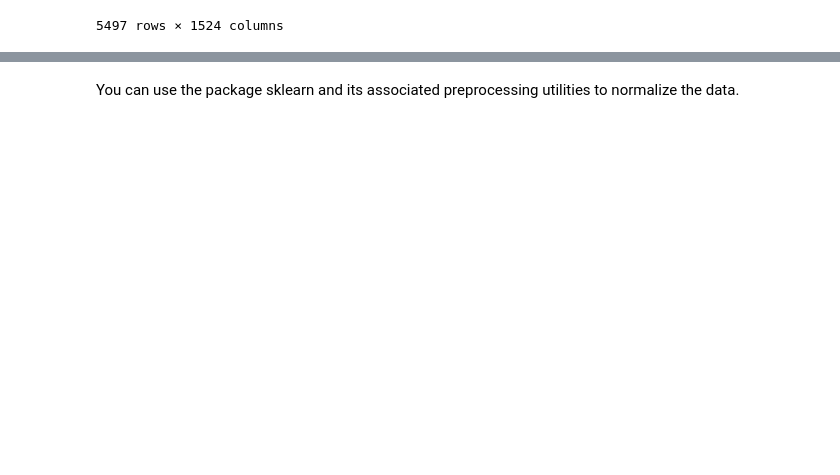
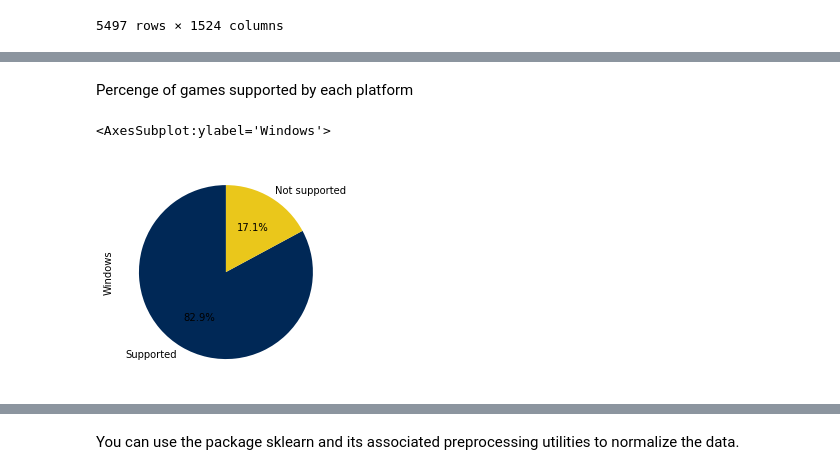
Before and after one commit to Kravchenko228/DataScience, a Jupyter notebook: VideoGamePrediction.ipynb, the cells around one changed output, grey strips where cells are left out. Cells and saved outputs as stored; diff of their text form; code cells hidden in the pictures; blank space fills up the shorter version.

```diff
--- a/VideoGamePrediction.ipynb
+++ b/VideoGamePrediction.ipynb
@@ -227,0 +328,10 @@ df2
+# %% [markdown]
+Percenge of games supported by each platform
+# %%
+mycolors = ['#002856', '#EAC71B']
+labels= ['Supported', 'Not supported']
+df2['Windows'].value_counts().plot(kind='pie',colors=mycolors,labels=labels, autopct='%1.1f%%', startangle=90)
+#df2.plot.bar(x='rating'y=['Windows','Linux','macOS','Android','HTML5','Flash','Unity'])
+# %% [output]
+<AxesSubplot:ylabel='Windows'>
+[figure, added]
```
Also changed, not shown: parts of 26 cells of this notebook.
